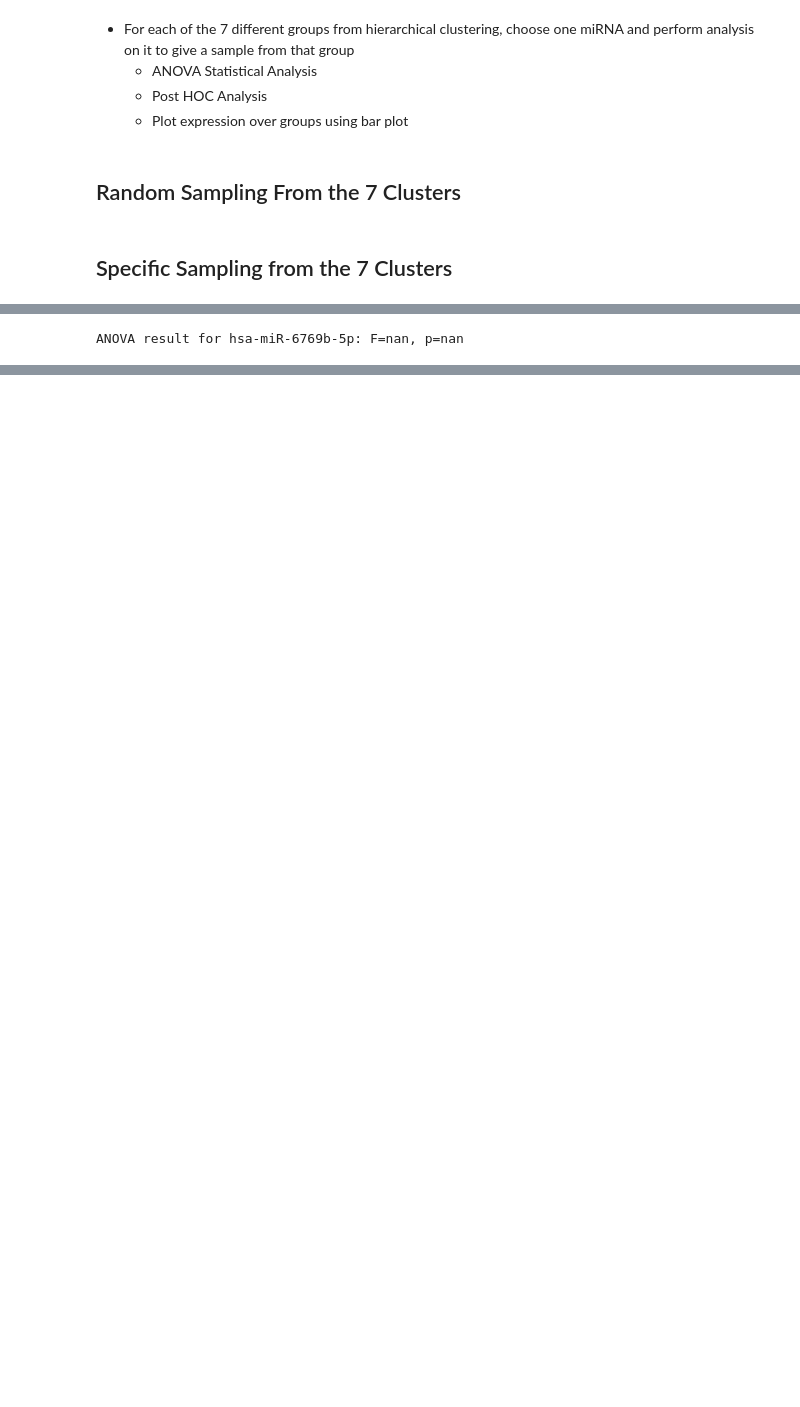
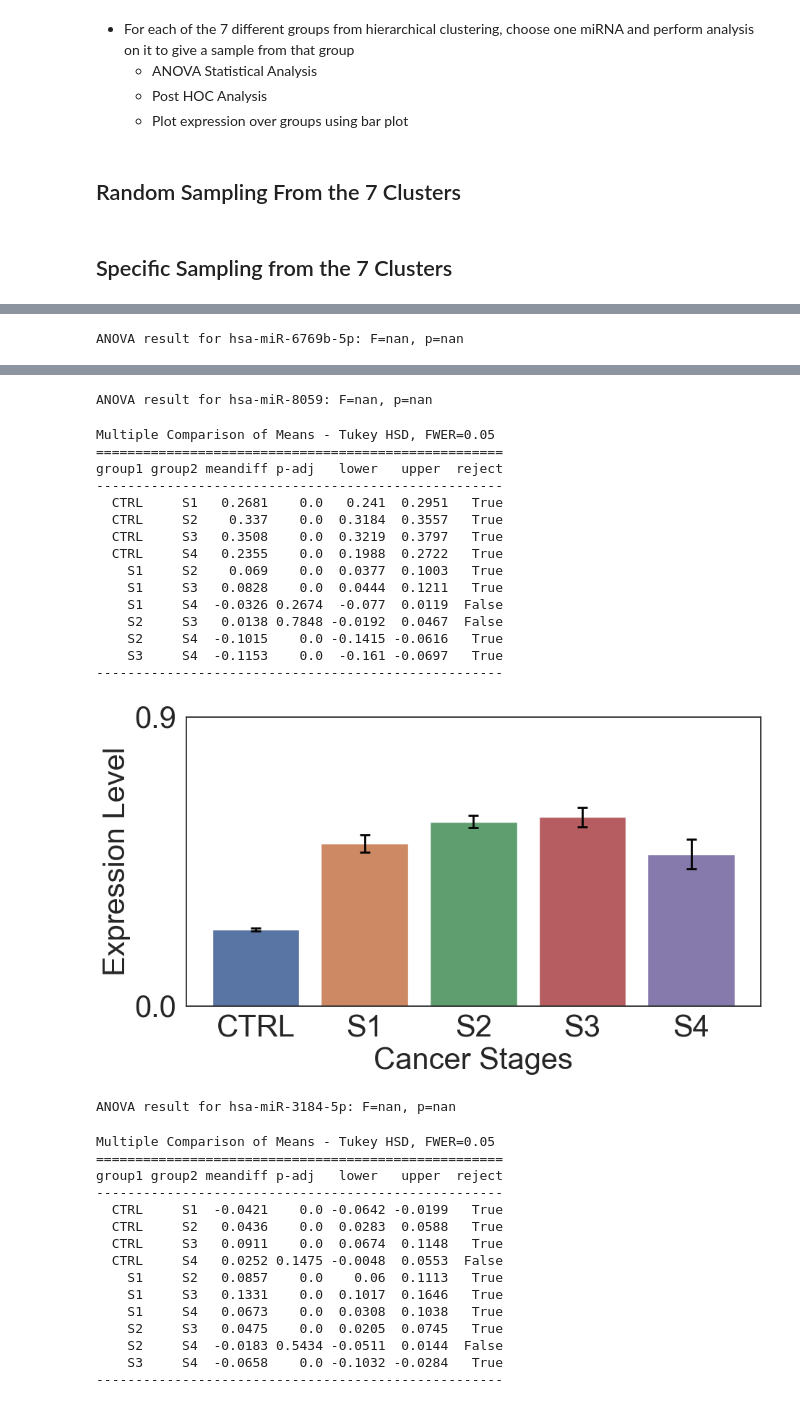
Before and after one commit to EmmettHintz/miRNA_PC, a Jupyter notebook: stage_clustering_GSEA/stage_clustering_w_cancer.ipynb, the cells around one changed output, grey strips where cells are left out. Drawn from its saved outputs; the diff is of its cells as text; code cells hidden in the pictures; blank space fills up the shorter version.

```diff
--- a/stage_clustering_GSEA/stage_clustering_w_cancer.ipynb
+++ b/stage_clustering_GSEA/stage_clustering_w_cancer.ipynb
@@ -170,7 +170,7 @@ plt.show()
 # %% [markdown]
 ## Specific Sampling from the 7 Clusters
 # %%
-miRNAs_to_analyze = ['hsa-miR-548h-5p', 'hsa-miR-6769b-5p']
+miRNAs_to_analyze = ['hsa-miR-548h-5p', 'hsa-miR-6769b-5p', 'hsa-miR-8059', 'hsa-miR-3184-5p']
 
 sns.set_style("white")
 
@@ -240,30 +240,63 @@ group1 group2 meandiff p-adj   lower   upper  reject
 ----------------------------------------------------
   CTRL     S1   0.1167    0.0  0.0819  0.1515   True
   CTRL     S2    0.052    0.0   0.028  0.0759   True
   CTRL     S3   0.1244    0.0  0.0872  0.1616   True
   CTRL     S4   0.0961    0.0  0.0489  0.1434   True
     S1     S2  -0.0647 0.0001 -0.1051 -0.0244   True
     S1     S3   0.0077 0.9933 -0.0417   0.057  False
     S1     S4  -0.0206 0.8643 -0.0779  0.0367  False
     S2     S3   0.0724    0.0    0.03  0.1148   True
     S2     S4   0.0442 0.1314 -0.0073  0.0956  False
     S3     S4  -0.0282 0.6843  -0.087  0.0305  False
 ----------------------------------------------------
 [figure]
 ANOVA result for hsa-miR-6769b-5p: F=nan, p=nan
 Multiple Comparison of Means - Tukey HSD, FWER=0.05
 ====================================================
 group1 group2 meandiff p-adj   lower   upper  reject
 ----------------------------------------------------
   CTRL     S1   0.0006    1.0 -0.0182  0.0195  False
   CTRL     S2   0.0891    0.0  0.0761  0.1021   True
   CTRL     S3  -0.0838    0.0 -0.1039 -0.0636   True
   CTRL     S4   -0.121    0.0 -0.1466 -0.0954   True
     S1     S2   0.0885    0.0  0.0666  0.1104   True
     S1     S3  -0.0844    0.0 -0.1111 -0.0576   True
     S1     S4  -0.1216    0.0 -0.1526 -0.0905   True
     S2     S3  -0.1729    0.0 -0.1959 -0.1499   True
     S2     S4  -0.2101    0.0  -0.238 -0.1822   True
     S3     S4  -0.0372 0.0125 -0.0691 -0.0054   True
 ----------------------------------------------------
 [figure]
+ANOVA result for hsa-miR-8059: F=nan, p=nan
+Multiple Comparison of Means - Tukey HSD, FWER=0.05
+====================================================
+group1 group2 meandiff p-adj   lower   upper  reject
+----------------------------------------------------
+  CTRL     S1   0.2681    0.0   0.241  0.2951   True
+  CTRL     S2    0.337    0.0  0.3184  0.3557   True
+  CTRL     S3   0.3508    0.0  0.3219  0.3797   True
+  CTRL     S4   0.2355    0.0  0.1988  0.2722   True
+    S1     S2    0.069    0.0  0.0377  0.1003   True
+    S1     S3   0.0828    0.0  0.0444  0.1211   True
+    S1     S4  -0.0326 0.2674  -0.077  0.0119  False
+    S2     S3   0.0138 0.7848 -0.0192  0.0467  False
+    S2     S4  -0.1015    0.0 -0.1415 -0.0616   True
+    S3     S4  -0.1153    0.0  -0.161 -0.0697   True
+----------------------------------------------------
+[figure, added]
+ANOVA result for hsa-miR-3184-5p: F=nan, p=nan
+Multiple Comparison of Means - Tukey HSD, FWER=0.05
+====================================================
+group1 group2 meandiff p-adj   lower   upper  reject
+----------------------------------------------------
+  CTRL     S1  -0.0421    0.0 -0.0642 -0.0199   True
+  CTRL     S2   0.0436    0.0  0.0283  0.0588   True
+  CTRL     S3   0.0911    0.0  0.0674  0.1148   True
+  CTRL     S4   0.0252 0.1475 -0.0048  0.0553  False
+    S1     S2   0.0857    0.0    0.06  0.1113   True
+    S1     S3   0.1331    0.0  0.1017  0.1646   True
+    S1     S4   0.0673    0.0  0.0308  0.1038   True
+    S2     S3   0.0475    0.0  0.0205  0.0745   True
+    S2     S4  -0.0183 0.5434 -0.0511  0.0144  False
+    S3     S4  -0.0658    0.0 -0.1032 -0.0284   True
+----------------------------------------------------
```
Also changed, not shown: parts of 4 cells of this notebook, 6 other files.
